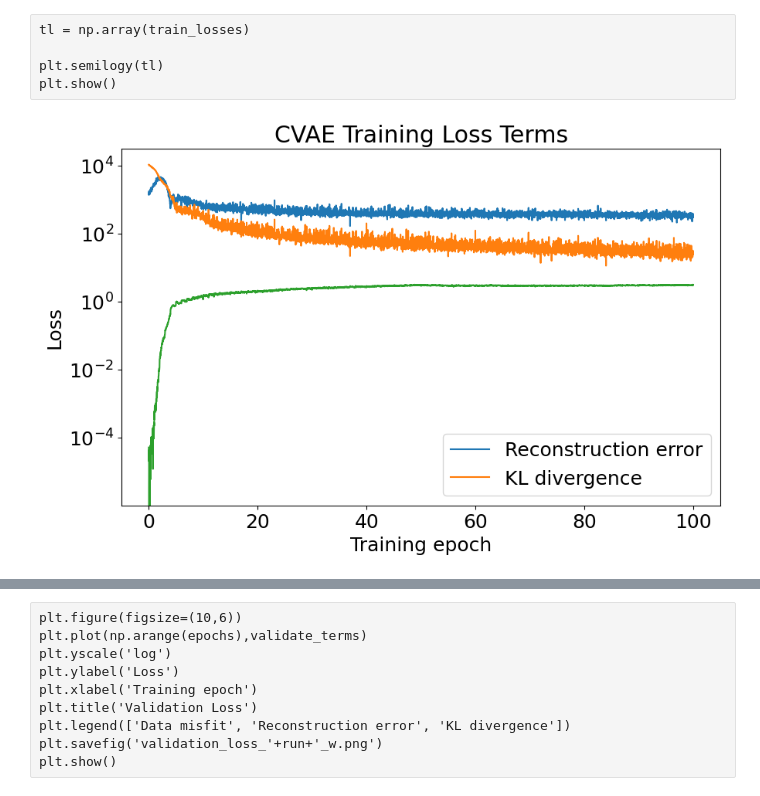
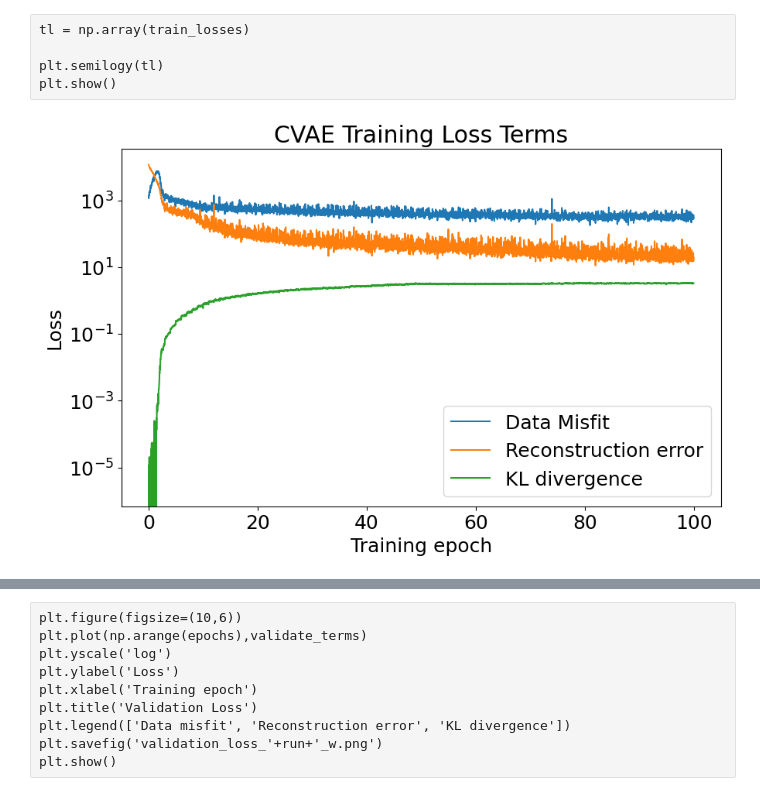
Before and after one commit to sarafhirsch/EM-CVAE-Graduate_Research-main, a Jupyter notebook: MT_64_Updated.ipynb, the cells around one changed output, grey strips where cells are left out. Saved outputs shown, nothing was run; the diff lists cells and outputs as text; code cells hidden in the pictures.

```diff
--- a/MT_64_Updated.ipynb
+++ b/MT_64_Updated.ipynb
@@ -963,17 +963,17 @@ plt.show()
 # %%
 tt = np.array(train_terms)
 batches_per_epoch = tf.data.experimental.cardinality(train_dataset).numpy()
 num_batches = tt.shape[0]
 plt.figure(figsize=(10,6))
 plt.semilogy(np.arange(num_batches)/batches_per_epoch, tt)
 plt.ylabel('Loss')
 plt.xlabel('Training epoch')
 plt.title("CVAE Training Loss Terms")
-plt.legend(['Reconstruction error', 'KL divergence'])
+plt.legend(['Data Misfit','Reconstruction error', 'KL divergence'])
 plt.savefig('training_loss_'+run+'_w.png')
 plt.show()
 # %% [output]
-[figure, old version]
+[figure, new version]
 # %%
 tl = np.array(train_losses)
 batches_per_epoch = tf.data.experimental.cardinality(train_dataset).numpy()
```
Also changed, not shown: parts of 27 cells of this notebook, 4 other files.
